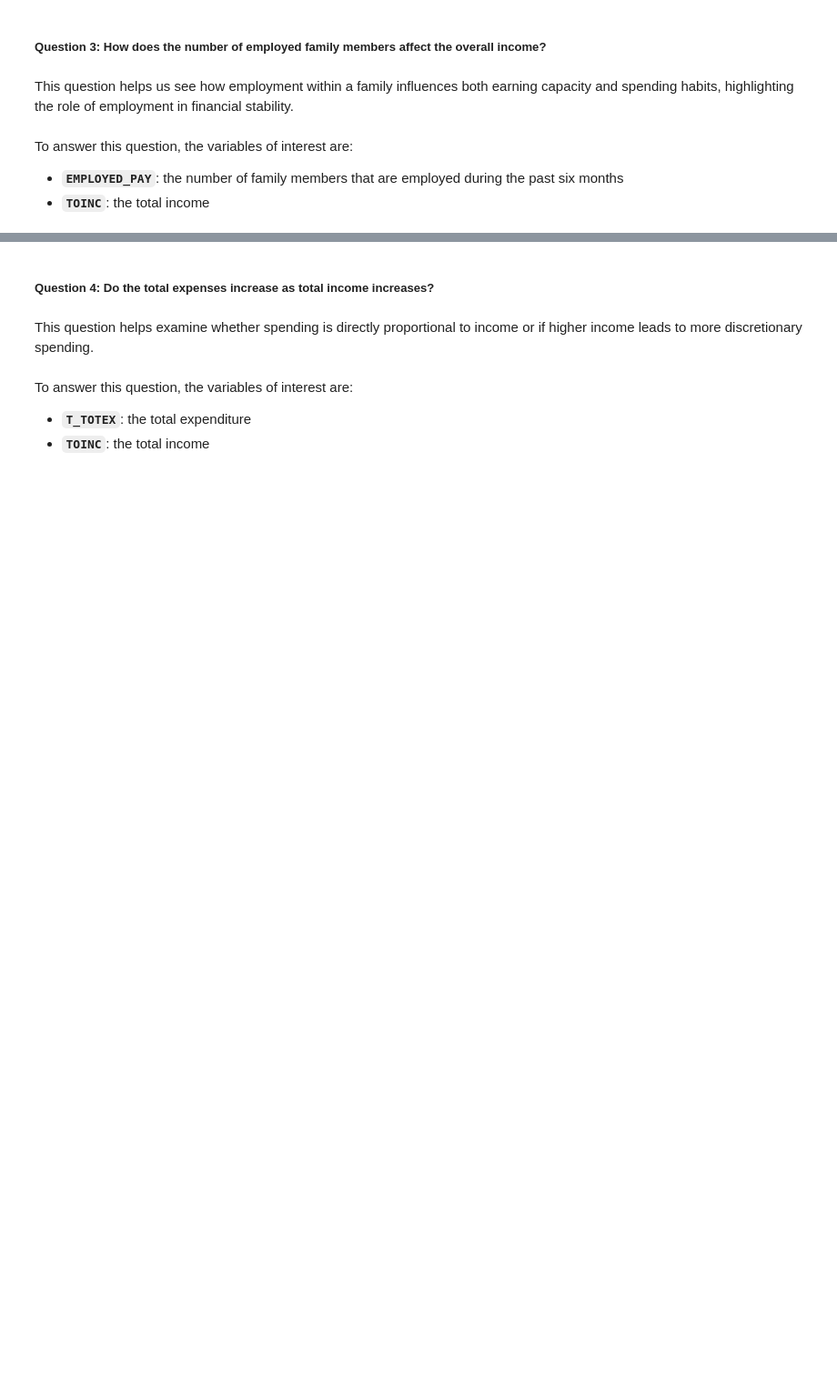
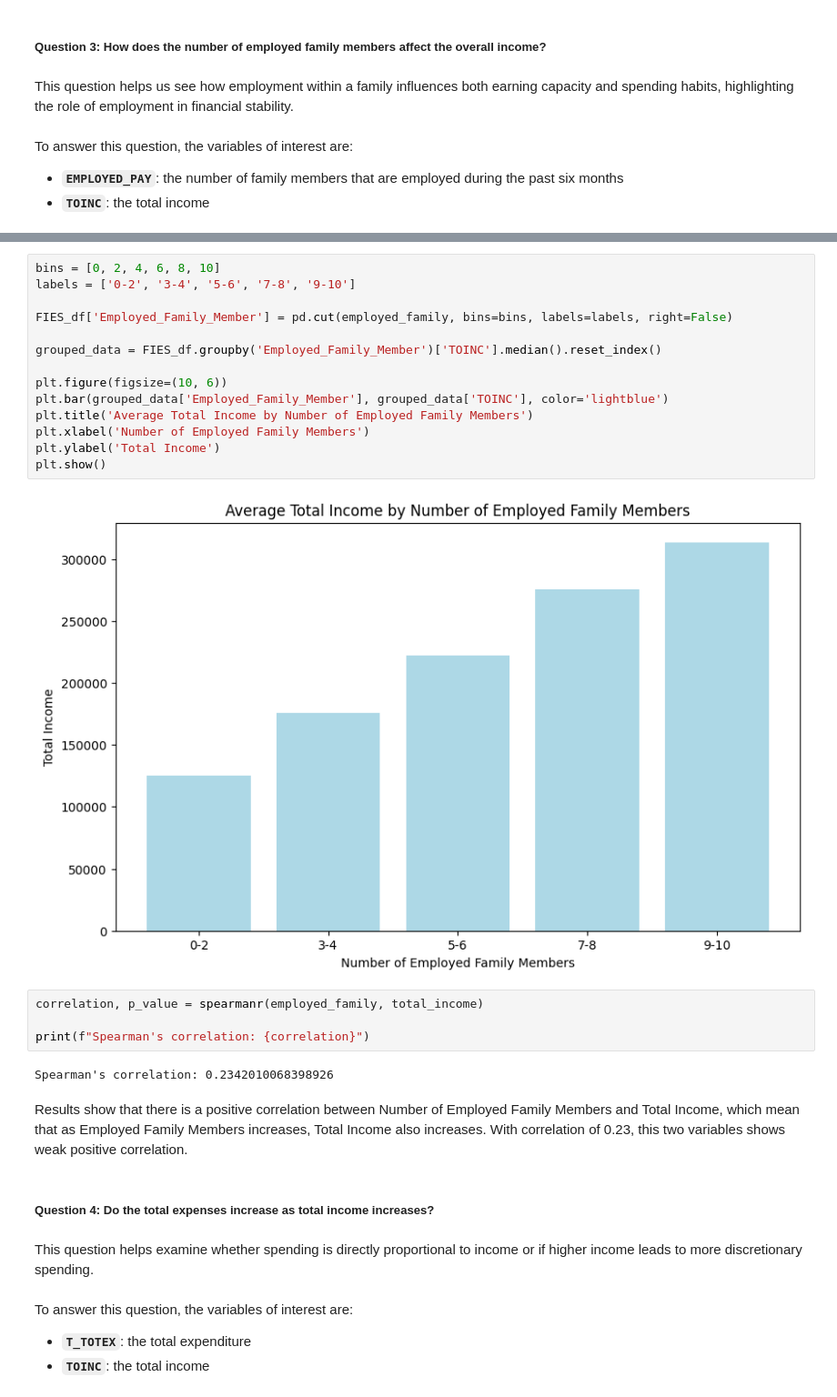
Before and after one commit to MichaelGelo/CSMODEL_Project, a Jupyter notebook: Group3_Phase1.ipynb, the cells around one changed output, grey strips where cells are left out. Shown at 91% size. Saved outputs shown, nothing was run; the diff lists cells and outputs as text; blank space fills up the shorter version.

```diff
--- a/Group3_Phase1.ipynb
+++ b/Group3_Phase1.ipynb
@@ -844,3 +872,27 @@ plt.show()
+# %%
+bins = [0, 2, 4, 6, 8, 10]
+labels = ['0-2', '3-4', '5-6', '7-8', '9-10']
+
+FIES_df['Employed_Family_Member'] = pd.cut(employed_family, bins=bins, labels=labels, right=False)
+
+grouped_data = FIES_df.groupby('Employed_Family_Member')['TOINC'].median().reset_index()
+
+plt.figure(figsize=(10, 6))
+plt.bar(grouped_data['Employed_Family_Member'], grouped_data['TOINC'], color='lightblue')
+plt.title('Average Total Income by Number of Employed Family Members')
+plt.xlabel('Number of Employed Family Members')
+plt.ylabel('Total Income')
+plt.show()
+# %% [output]
+[figure, added]
+# %%
+correlation, p_value = spearmanr(employed_family, total_income)
+
+print(f"Spearman's correlation: {correlation}")
+# %% [output]
+Spearman's correlation: 0.2342010068398926
+# %% [markdown]
+Results show that there is a positive correlation between Number of Employed Family Members and Total Income, which mean that as Employed Family Members increases, Total Income also increases. With correlation of 0.23, this two variables shows weak positive correlation.
 # %% [markdown]
 ##### **Question 4:** Do the total expenses increase as total income increases?
 # %% [markdown]
```
Also changed, not shown: parts of 18 cells of this notebook.
